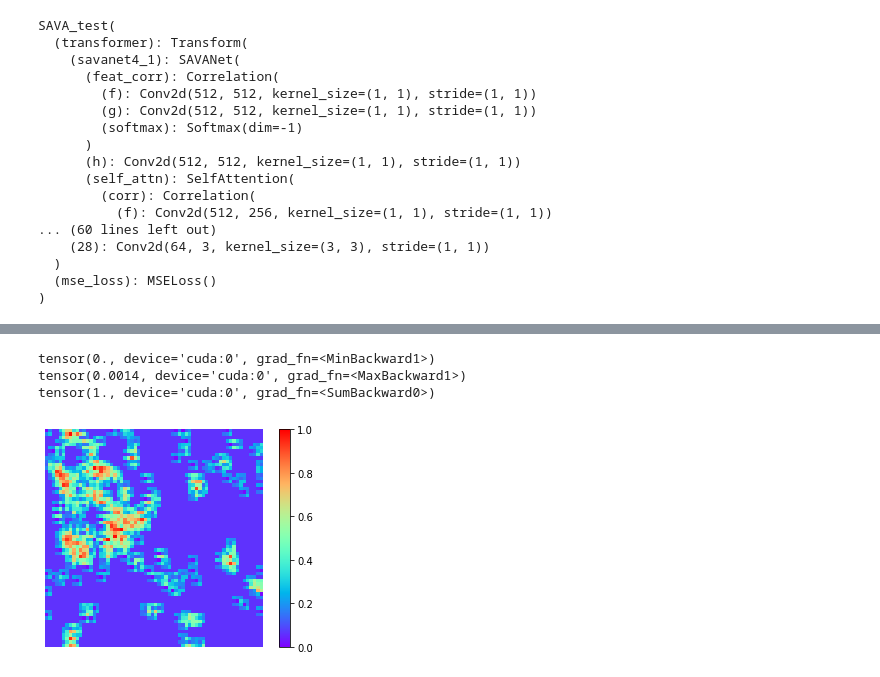
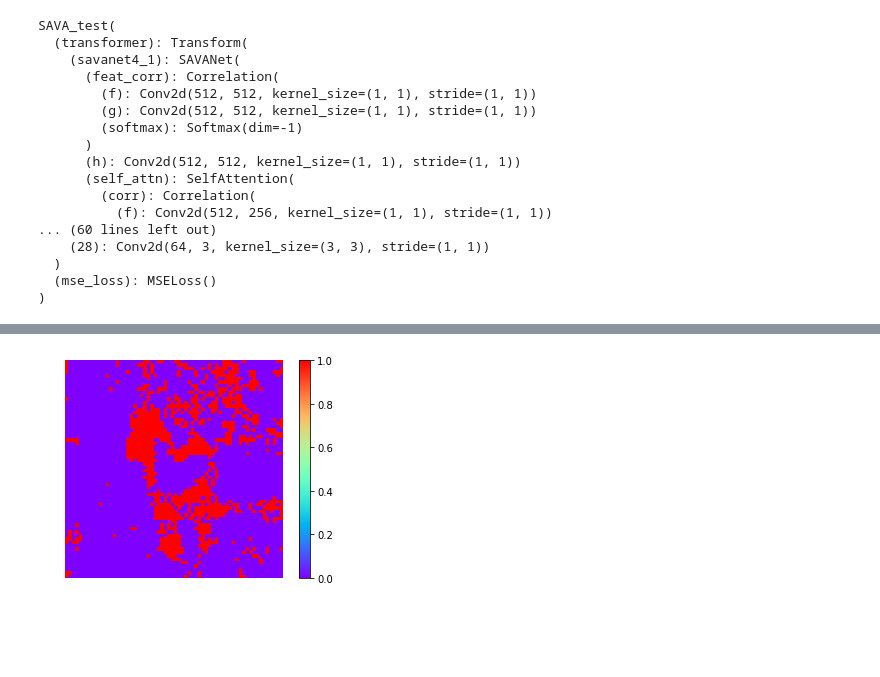
Before and after one commit to dehezhang2/SAVA_Official_Implementation, a Jupyter notebook: transfer_sava.ipynb, the cells around one changed output, grey strips where cells are left out. Cells and saved outputs as stored; diff of their text form; code cells hidden in the pictures; blank space fills up the shorter version.

```diff
--- a/transfer_sava.ipynb
+++ b/transfer_sava.ipynb
@@ -172,16 +211,7 @@ def save_attn_map(attn_map, save_dir=None):
     plt.colorbar()
     plt.axis('off')
 #     plt.savefig(save_dir)
-# %%
-test = transformer.savanet4_1.attention_filter(style_attn4_1)
-su = test.sum()
-test /= su
-save_attn_map(test)
-print(test.min())
-print(test.max())
-print(test.sum())
-# %% [output]
-tensor(0., device='cuda:0', grad_fn=<MinBackward1>)
-tensor(0.0014, device='cuda:0', grad_fn=<MaxBackward1>)
-tensor(1., device='cuda:0', grad_fn=<SumBackward0>)
-[figure, removed]
+# %%
+save_attn_map((content_attn4_1 > 0.0001).type(torch.cuda.FloatTensor))
+# %% [output]
+[figure, added]
```
Also changed, not shown: parts of 13 cells of this notebook, 5 other files.
